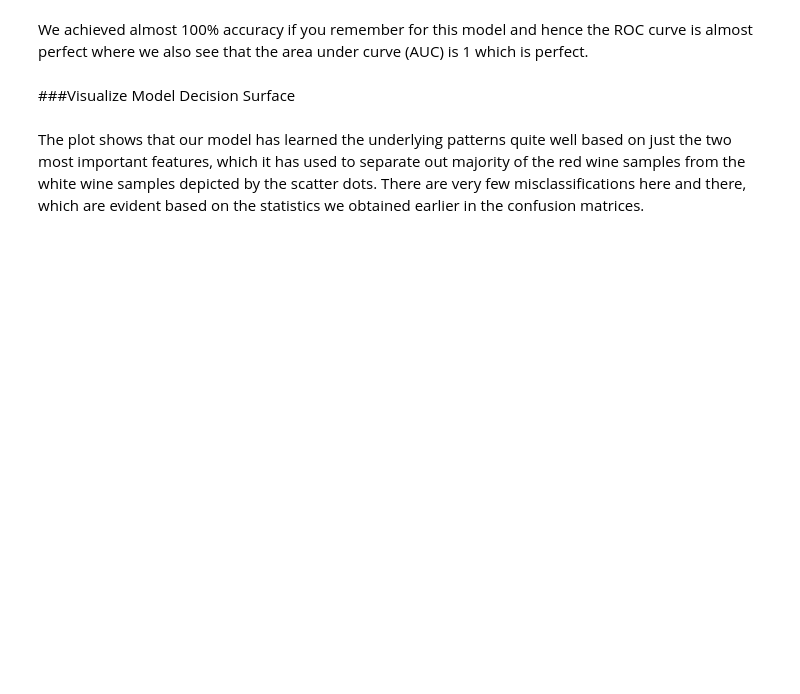
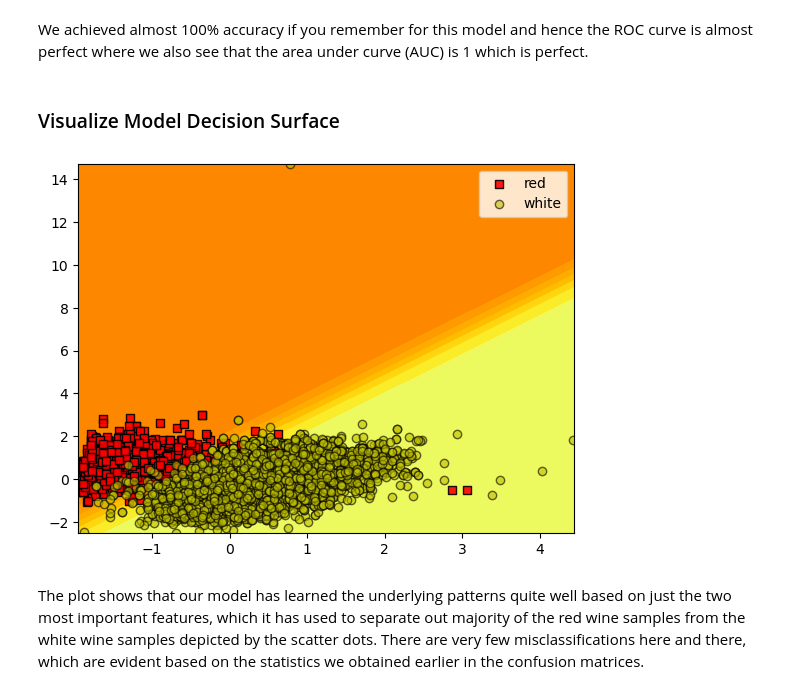
Before and after one commit to udel-cbcb/NIGMS-Sandbox-UD, a Jupyter notebook: Submodule_4/Exercises/Submodule_4_Exercise_2_Predicting_Wine_Types_Solution.ipynb, the cells around one changed output. Cells and saved outputs as stored; diff of their text form; code cells hidden in the pictures; blank space fills up the shorter version.

```diff
--- a/Submodule_4/Exercises/Submodule_4_Exercise_2_Predicting_Wine_Types_Solution.ipynb
+++ b/Submodule_4/Exercises/Submodule_4_Exercise_2_Predicting_Wine_Types_Solution.ipynb
@@ -332,13 +461,25 @@ plot_model_roc_curve(wtp_lr, wtp_test_SX, wtp_test_y)
 We achieved almost 100% accuracy if you remember for this model and hence the ROC curve is almost
 perfect where we also see that the area under curve (AUC) is 1 which is perfect.
 # %% [markdown]
-###Visualize Model Decision Surface
+### Visualize Model Decision Surface
 # %%
-feature_indices = [i for i, feature in enumerate(wtp_feature_names)
-                       if feature in ['density', 'total sulfur dioxide']]
-plot_model_decision_surface(clf=wtp_lr, train_features=wtp_train_SX[:, feature_indices],
-                                train_labels=wtp_train_y, plot_step=0.02, cmap=plt.cm.Wistia_r,
-                                markers=[',', 'o'], alphas=[0.9, 0.6], colors=['r', 'y'])
+feature_indices = [
+    i
+    for i, feature in enumerate(wtp_feature_names)
+    if feature in ["density", "total sulfur dioxide"]
+]
+plot_model_decision_surface(
+    clf=wtp_lr,
+    train_features=wtp_train_SX[:, feature_indices],
+    train_labels=wtp_train_y,
+    plot_step=0.02,
+    cmap=plt.cm.Wistia_r,
+    markers=[",", "o"],
+    alphas=[0.9, 0.6],
+    colors=["r", "y"],
+)
+# %% [output]
+[figure, added]
 # %% [markdown]
 The plot shows that our model has learned the underlying patterns
 quite well based on just the two most important features, which it has used to separate out majority
```
Also changed, not shown: parts of 25 cells of this notebook.
